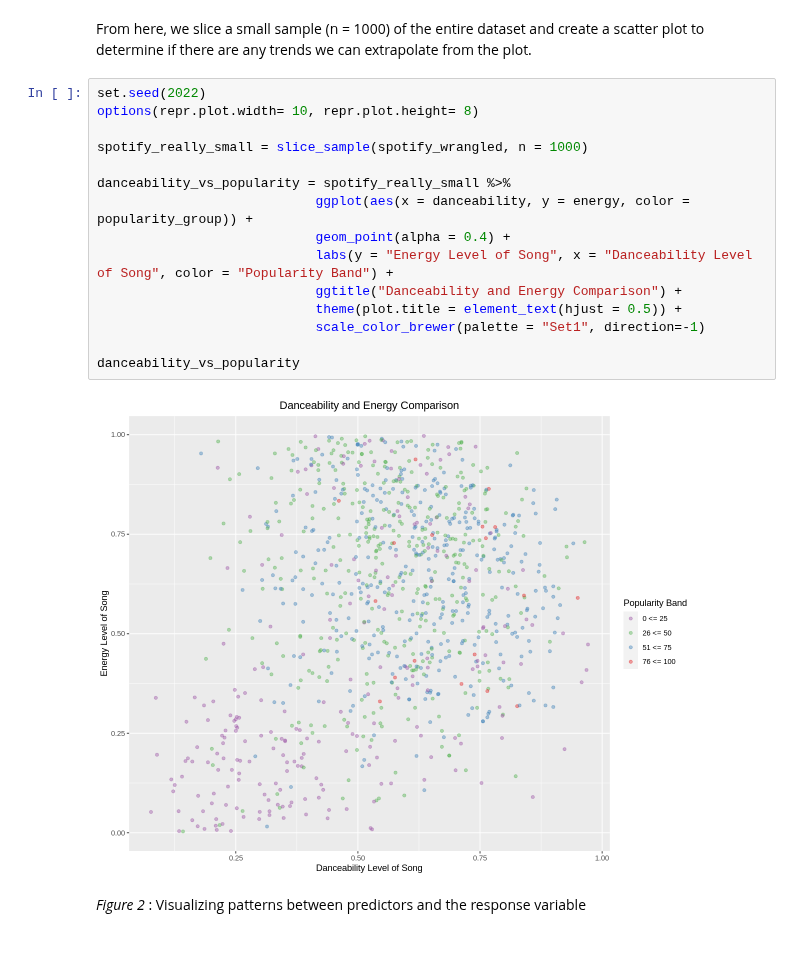
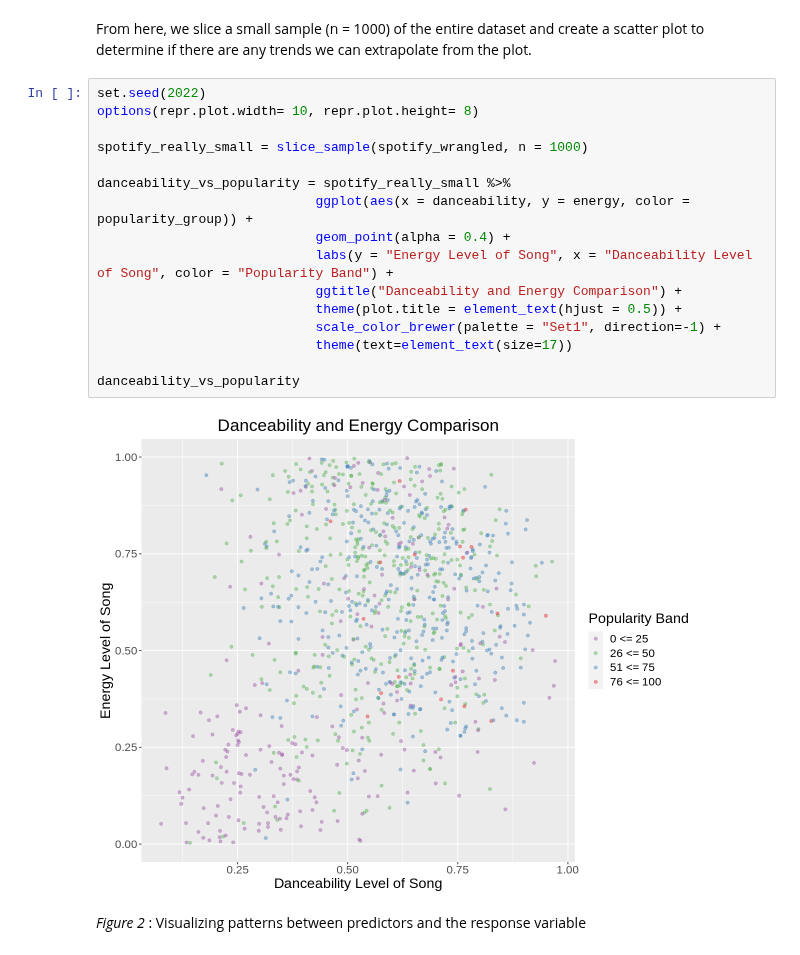
Before and after one commit to niickmerc/DSCI100-Group-Final, a Jupyter notebook: ProjectReport.ipynb, the cells around one changed output. Cells and saved outputs as stored; diff of their text form.

```diff
--- a/ProjectReport.ipynb
+++ b/ProjectReport.ipynb
@@ -99,20 +131,21 @@ From here, we slice a small sample (n = 1000) of the entire dataset and create a
 # %%
 set.seed(2022)
 options(repr.plot.width= 10, repr.plot.height= 8)
 
 spotify_really_small = slice_sample(spotify_wrangled, n = 1000)
 
 danceability_vs_popularity = spotify_really_small %>%
                             ggplot(aes(x = danceability, y = energy, color = popularity_group)) +
                             geom_point(alpha = 0.4) +
                             labs(y = "Energy Level of Song", x = "Danceability Level of Song", color = "Popularity Band") +
                             ggtitle("Danceability and Energy Comparison") +
                             theme(plot.title = element_text(hjust = 0.5)) +
-                            scale_color_brewer(palette = "Set1", direction=-1)
+                            scale_color_brewer(palette = "Set1", direction=-1) +
+                            theme(text=element_text(size=17))
 
 danceability_vs_popularity
 # %% [output]
-[figure, old version]
+[figure, new version]
 # %% [markdown]
 *Figure 2* : Visualizing patterns between predictors and the response variable
 # %% [markdown]
```
Also changed, not shown: parts of 22 cells of this notebook.
